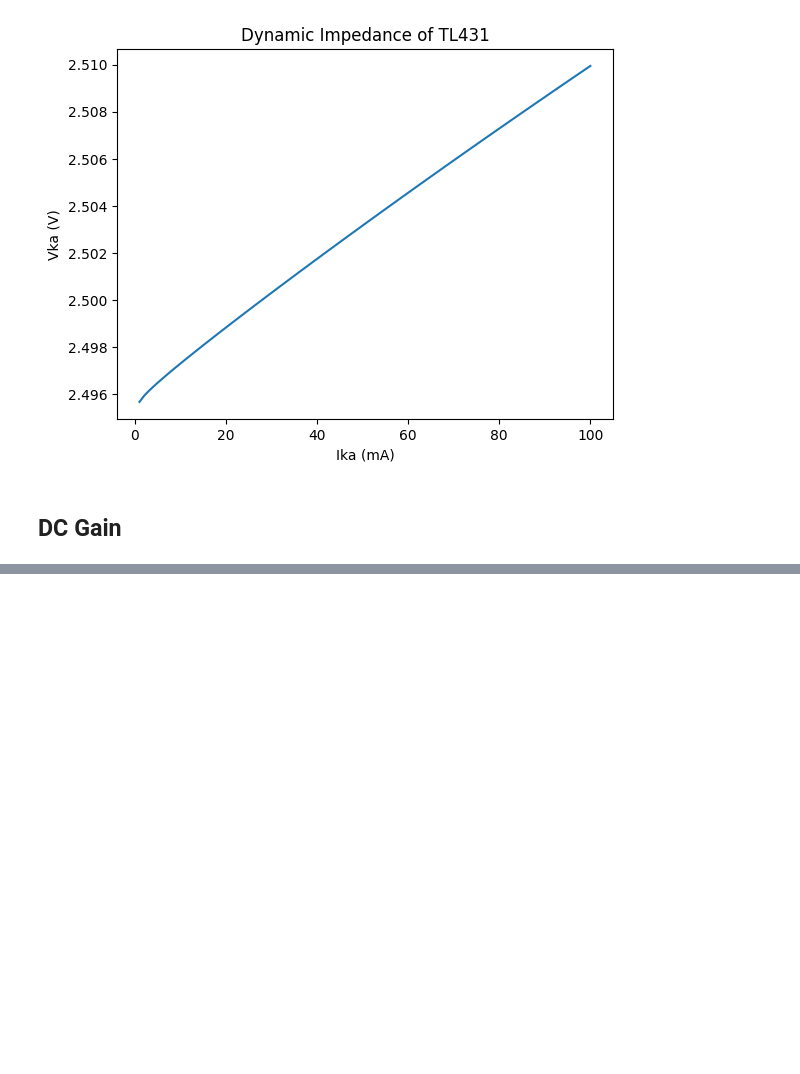
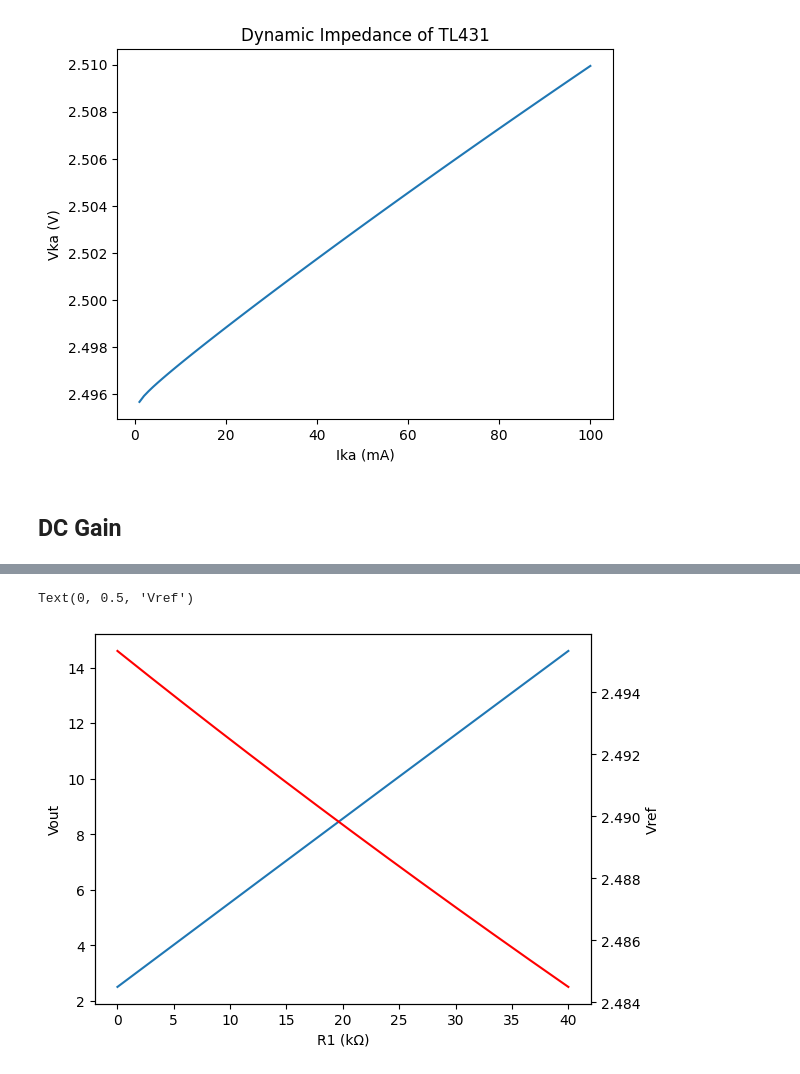
Before and after one commit to chenshuo/notes, a Jupyter notebook: notebooks/TL431.ipynb, the cells around one changed output, grey strips where cells are left out. Saved outputs shown, nothing was run; the diff lists cells and outputs as text; code cells hidden in the pictures; blank space fills up the shorter version.

```diff
--- a/notebooks/TL431.ipynb
+++ b/notebooks/TL431.ipynb
@@ -135,0 +210,15 @@ TODO:
+# %%
+ng.cmd('dc rx1 10 40k 10')
+r1 = ng.vector('res-sweep') / 1e3
+out = ng.vector('cathode')
+ref = ng.vector('ref')
+fig,ax = plt.subplots()
+plt.plot(r1, out)
+plt.xlabel('R1 (kΩ)')
+plt.ylabel('Vout')
+ax2 = ax.twinx()
+plt.plot(r1, ref, 'red')
+plt.ylabel('Vref')
+# %% [output]
+Text(0, 0.5, 'Vref')
+[figure, added]
```
Also changed, not shown: parts of 6 cells of this notebook.
